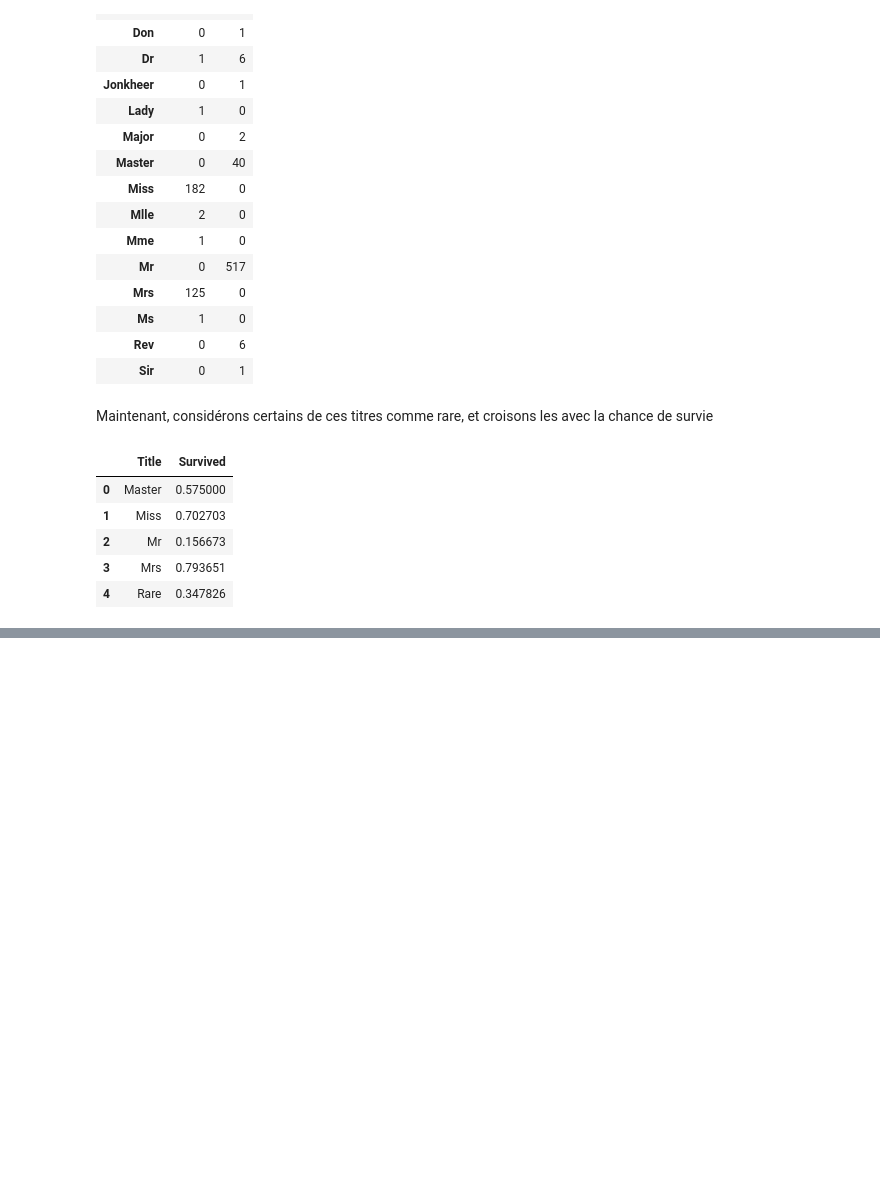
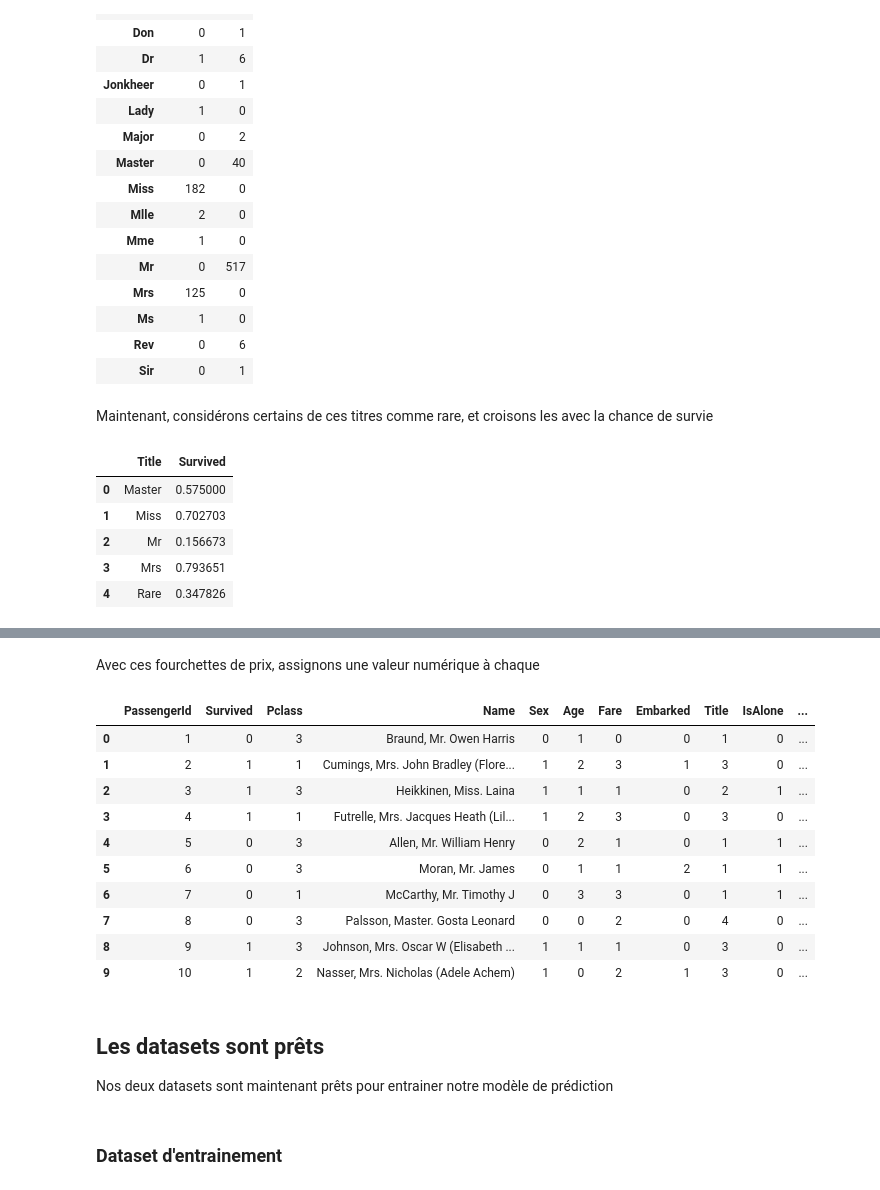
Before and after one commit to gautiermarechal/titanic-scai, a Jupyter notebook: main.ipynb, the cells around one changed output, grey strips where cells are left out. Cells and saved outputs as stored; diff of their text form; code cells hidden in the pictures; blank space fills up the shorter version.

```diff
--- a/main.ipynb
+++ b/main.ipynb
@@ -406,0 +694,5 @@ dataframe_donnees_entrainement[['Title', 'Survived']].groupby(['Title'], as_inde
+# %%
+for dataset in combinaison:
+    dataset['Embarked'] = dataset['Embarked'].fillna(freq_port)
+
+dataframe_donnees_entrainement[['Embarked', 'Survived']].groupby(['Embarked'], as_index=False).mean().sort_values(by='Survived', ascending=False)
@@ -406,0 +706,5 @@ dataframe_donnees_entrainement[['Title', 'Survived']].groupby(['Title'], as_inde
+# %%
+for dataset in combinaison:
+    dataset['Embarked'] = dataset['Embarked'].map( {'S': 0, 'C': 1, 'Q': 2} ).astype(int)
+
+dataframe_donnees_entrainement.head()
@@ -406,0 +723,3 @@ dataframe_donnees_entrainement[['Title', 'Survived']].groupby(['Title'], as_inde
+# %%
+dataframe_donnees_test['Fare'].fillna(dataframe_donnees_test['Fare'].dropna().median(), inplace=True)
+dataframe_donnees_test.head()
@@ -406,0 +741,3 @@ dataframe_donnees_entrainement[['Title', 'Survived']].groupby(['Title'], as_inde
+# %%
+dataframe_donnees_entrainement['FareBand'] = pd.qcut(dataframe_donnees_entrainement['Fare'], 4)
+dataframe_donnees_entrainement[['FareBand', 'Survived']].groupby(['FareBand'], as_index=False).mean().sort_values(by='FareBand', ascending=True)
@@ -406,0 +750,30 @@ dataframe_donnees_entrainement[['Title', 'Survived']].groupby(['Title'], as_inde
+# %% [markdown]
+Avec ces fourchettes de prix, assignons une valeur numérique à chaque
+# %%
+dataframe_donnees_entrainement.head(10)
+
+for dataset in combinaison:
+    dataset.loc[ dataset['Fare'] <= 7.91, 'Fare'] = 0
+    dataset.loc[(dataset['Fare'] > 7.91) & (dataset['Fare'] <= 14.454), 'Fare'] = 1
+    dataset.loc[(dataset['Fare'] > 14.454) & (dataset['Fare'] <= 31), 'Fare']   = 2
+    dataset.loc[ dataset['Fare'] > 31, 'Fare'] = 3
+    dataset['Fare'] = dataset['Fare'].astype(int)
+
+dataframe_donnees_entrainement.head(10)
+
+dataframe_donnees_entrainement = dataframe_donnees_entrainement.drop(['FareBand'], axis=1)
+combinaison = [dataframe_donnees_entrainement, dataframe_donnees_test]
+
+dataframe_donnees_entrainement.head(10)
+# %% [output]
+|  | PassengerId | Survived | Pclass | Name | Sex | Age | Fare | Embarked | Title | IsAlone | ... |
+| 0 | 1 | 0 | 3 | Braund, Mr. Owen Harris | 0 | 1 | 0 | 0 | 1 | 0 | ... |
+| 1 | 2 | 1 | 1 | Cumings, Mrs. John Bradley (Flore... | 1 | 2 | 3 | 1 | 3 | 0 | ... |
+| 2 | 3 | 1 | 3 | Heikkinen, Miss. Laina | 1 | 1 | 1 | 0 | 2 | 1 | ... |
+| 3 | 4 | 1 | 1 | Futrelle, Mrs. Jacques Heath (Lil... | 1 | 2 | 3 | 0 | 3 | 0 | ... |
+| 4 | 5 | 0 | 3 | Allen, Mr. William Henry | 0 | 2 | 1 | 0 | 1 | 1 | ... |
+| 5 | 6 | 0 | 3 | Moran, Mr. James | 0 | 1 | 1 | 2 | 1 | 1 | ... |
+| 6 | 7 | 0 | 1 | McCarthy, Mr. Timothy J | 0 | 3 | 3 | 0 | 1 | 1 | ... |
+| 7 | 8 | 0 | 3 | Palsson, Master. Gosta Leonard | 0 | 0 | 2 | 0 | 4 | 0 | ... |
+| 8 | 9 | 1 | 3 | Johnson, Mrs. Oscar W (Elisabeth ... | 1 | 1 | 1 | 0 | 3 | 0 | ... |
+| 9 | 10 | 1 | 2 | Nasser, Mrs. Nicholas (Adele Achem) | 1 | 0 | 2 | 1 | 3 | 0 | ... |
@@ -406,0 +784,6 @@ dataframe_donnees_entrainement[['Title', 'Survived']].groupby(['Title'], as_inde
+# %% [markdown]
+## Les datasets sont prêts
+
+Nos deux datasets sont maintenant prêts pour entrainer notre modèle de prédiction
+# %% [markdown]
+### Dataset d'entrainement
```
Also changed, not shown: parts of 63 cells of this notebook.
